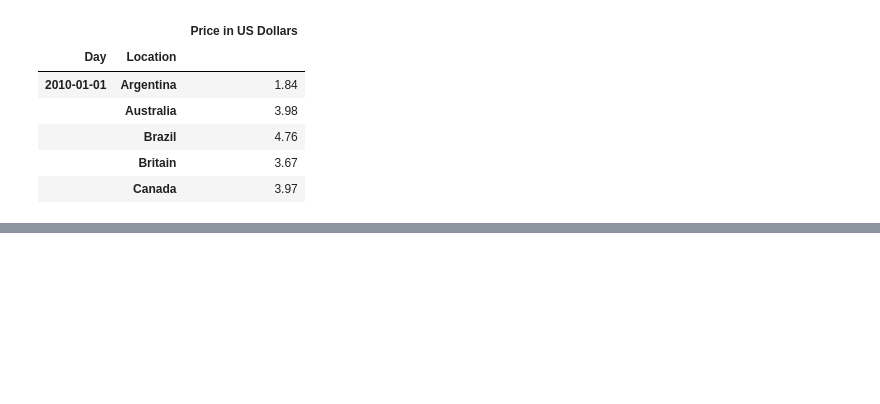
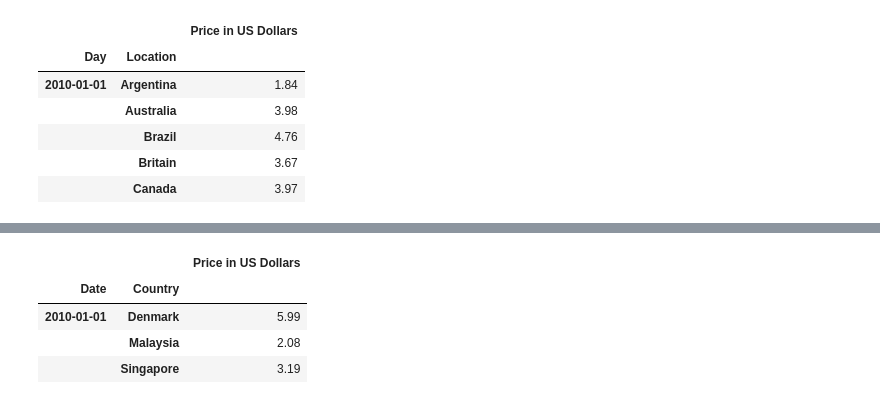
Before and after one commit to mekchou/DataAnalysisWithPandasAndPython, a Jupyter notebook: Sec8MultiIndex.ipynb, the cells around one changed output, grey strips where cells are left out. Saved outputs shown, nothing was run; the diff lists cells and outputs as text; code cells hidden in the pictures; blank space fills up the shorter version.

```diff
--- a/Sec8MultiIndex.ipynb
+++ b/Sec8MultiIndex.ipynb
@@ -153,0 +236,8 @@ bigmac.head()
+# %%
+bigmac.iloc[[10,20,30]]
+# %% [output]
+|  |  | Price in US Dollars |
+| Date | Country |  |
+| 2010-01-01 | Denmark | 5.99 |
+|  | Malaysia | 2.08 |
+|  | Singapore | 3.19 |
```
Also changed, not shown: parts of 8 cells of this notebook.
